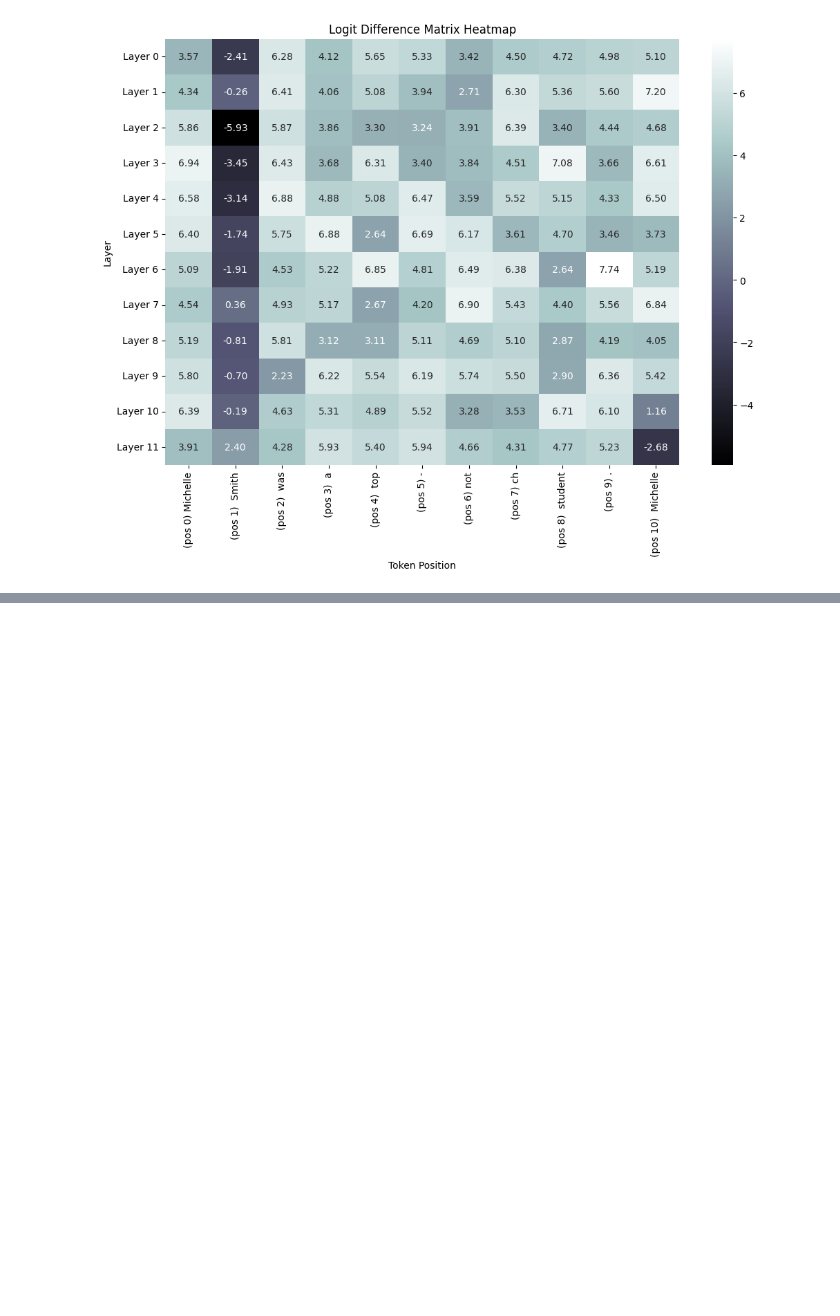
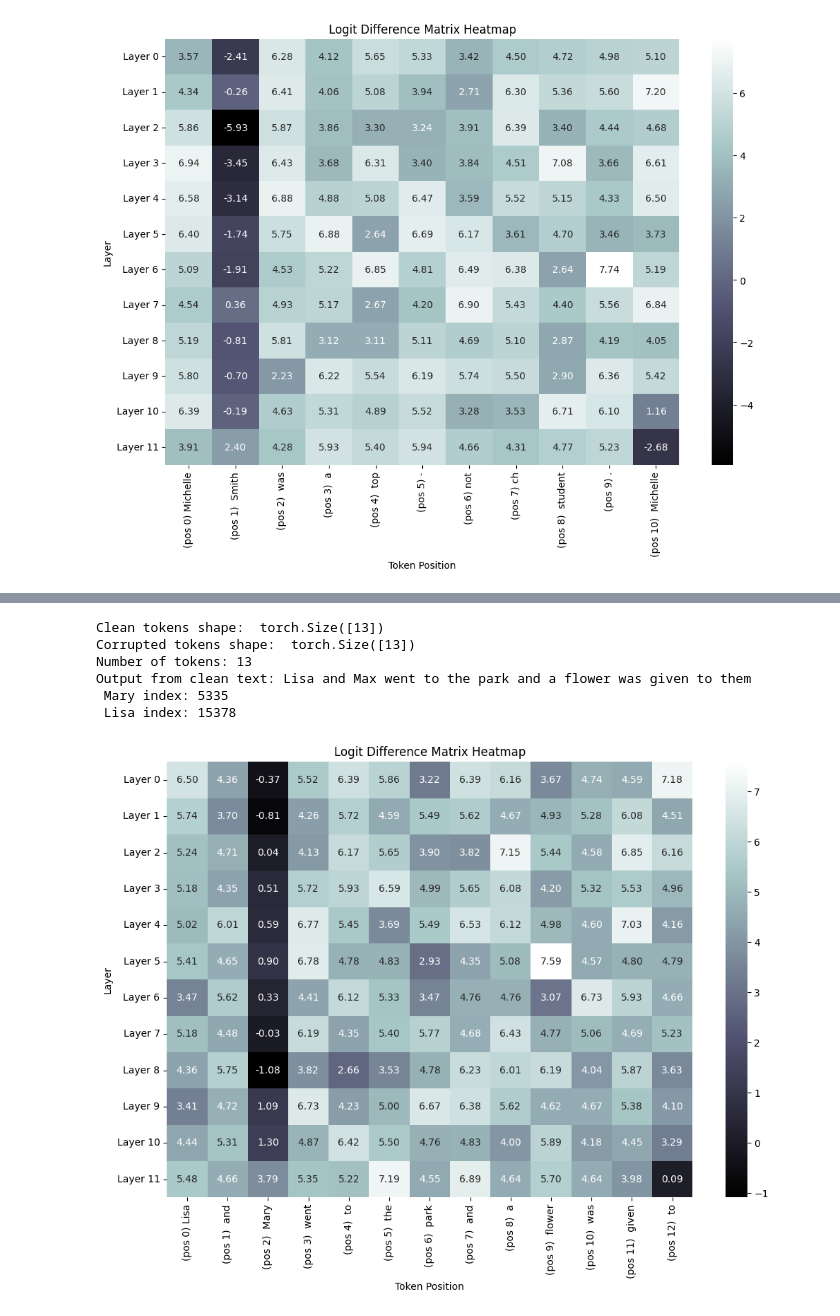
Before and after one commit to aed6-ua/minGPT, a Jupyter notebook: assignment.ipynb, the cells around one changed output, grey strips where cells are left out. Cells and saved outputs as stored; diff of their text form; code cells hidden in the pictures; blank space fills up the shorter version.

```diff
--- a/assignment.ipynb
+++ b/assignment.ipynb
@@ -621,0 +648,13 @@ ValueError: not enough values to unpack (expected 2, got 1)
+# %%
+clean_text = "Lisa and Max went to the park and a flower was given to"
+corrupted_text = "Lisa and Mary went to the park and a flower was given to"
+
+test(model, clean_text, corrupted_text, " Mary", " Lisa")
+# %% [output]
+Clean tokens shape:  torch.Size([13])
+Corrupted tokens shape:  torch.Size([13])
+Number of tokens: 13
+Output from clean text: Lisa and Max went to the park and a flower was given to them
+ Mary index: 5335
+ Lisa index: 15378
+[figure, added]
```
Also changed, not shown: parts of 3 cells of this notebook.
